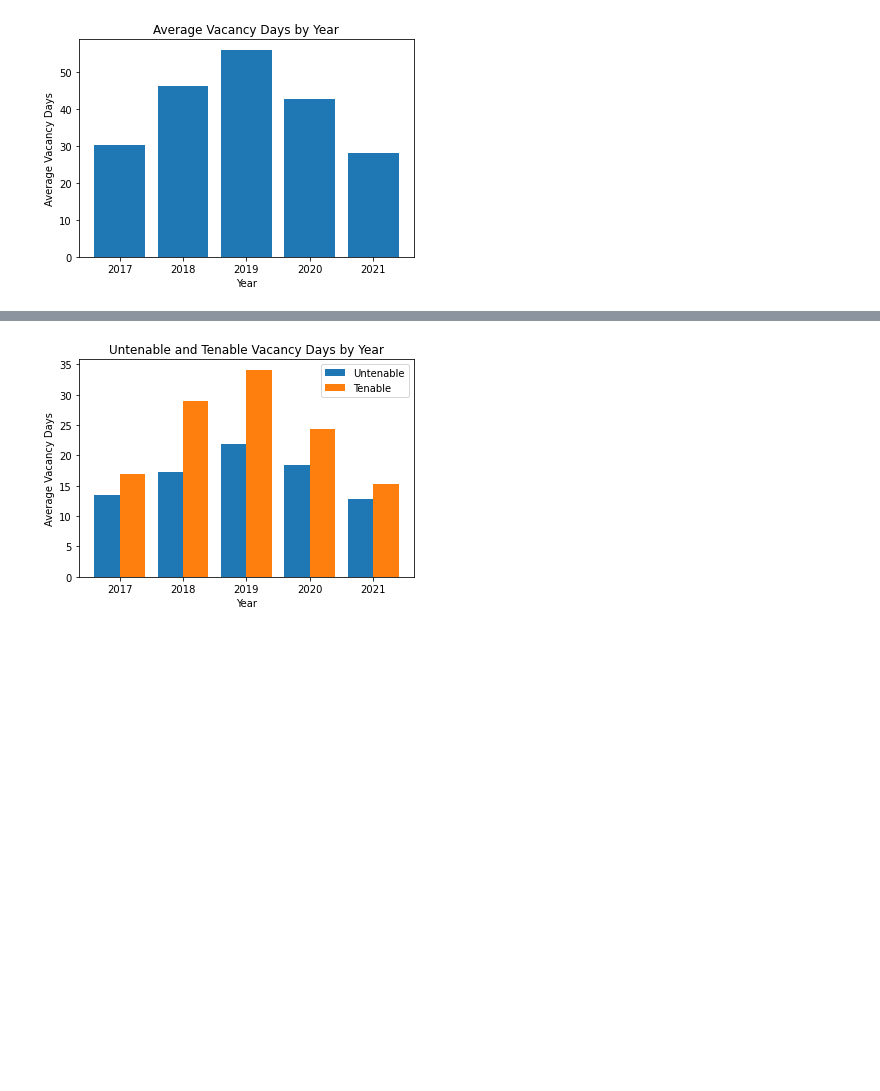
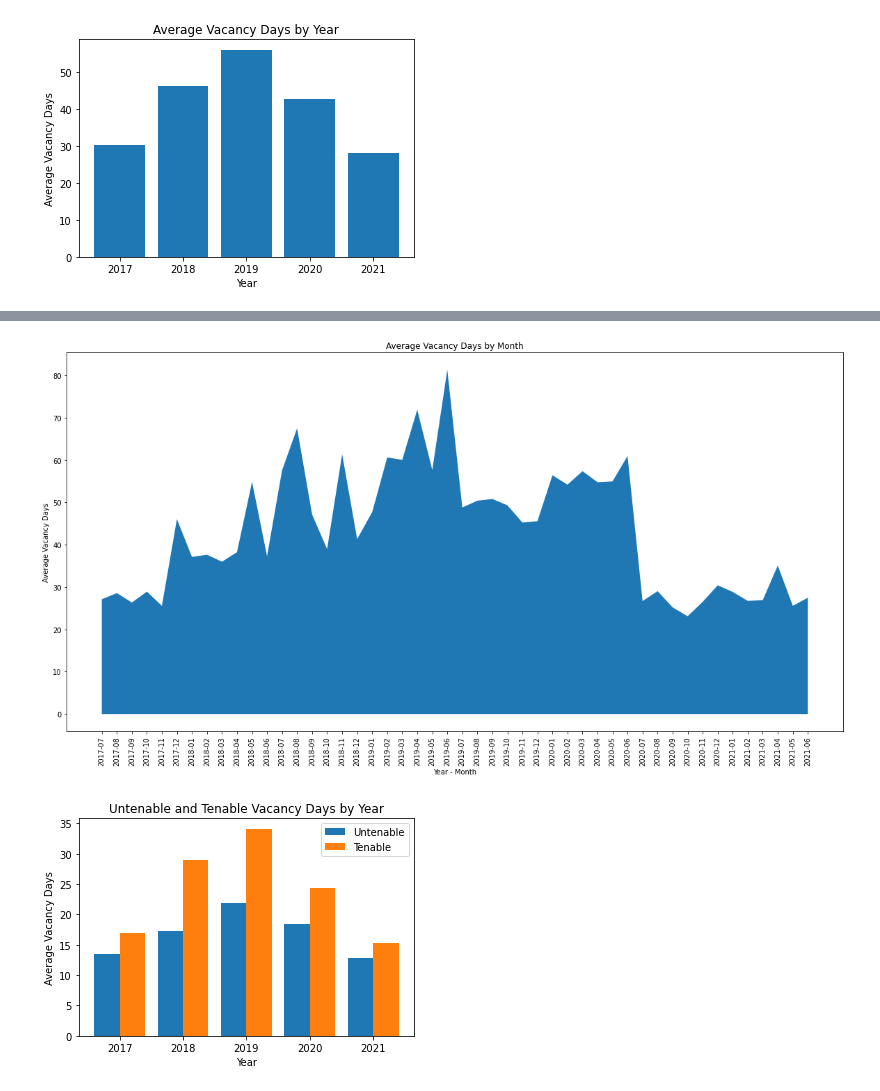
Before and after one commit to Anguyensfg/project-1, a Jupyter notebook: Untitled-1.ipynb, the cells around one changed output, grey strips where cells are left out. Cells and saved outputs as stored; diff of their text form; code cells hidden in the pictures; blank space fills up the shorter version.

```diff
--- a/Untitled-1.ipynb
+++ b/Untitled-1.ipynb
@@ -141,3 +152,14 @@ plt.show()
+# %%
+#Plotting
+plt.figure(figsize=(20,10))
+plt.fill_between(months_groupby['Month'], months_groupby['TotalVAC'])
+plt.xlabel('Year - Month')
+plt.ylabel('Average Vacancy Days')
+plt.title('Average Vacancy Days by Month')
+plt.xticks(rotation=90)
+plt.show()
+# %% [output]
+[figure, added]
 # %%
 #Plotting
 x_axis=np.arange(len(year_groupby.index))
```
Also changed, not shown: parts of 9 cells of this notebook, 4 other files.
